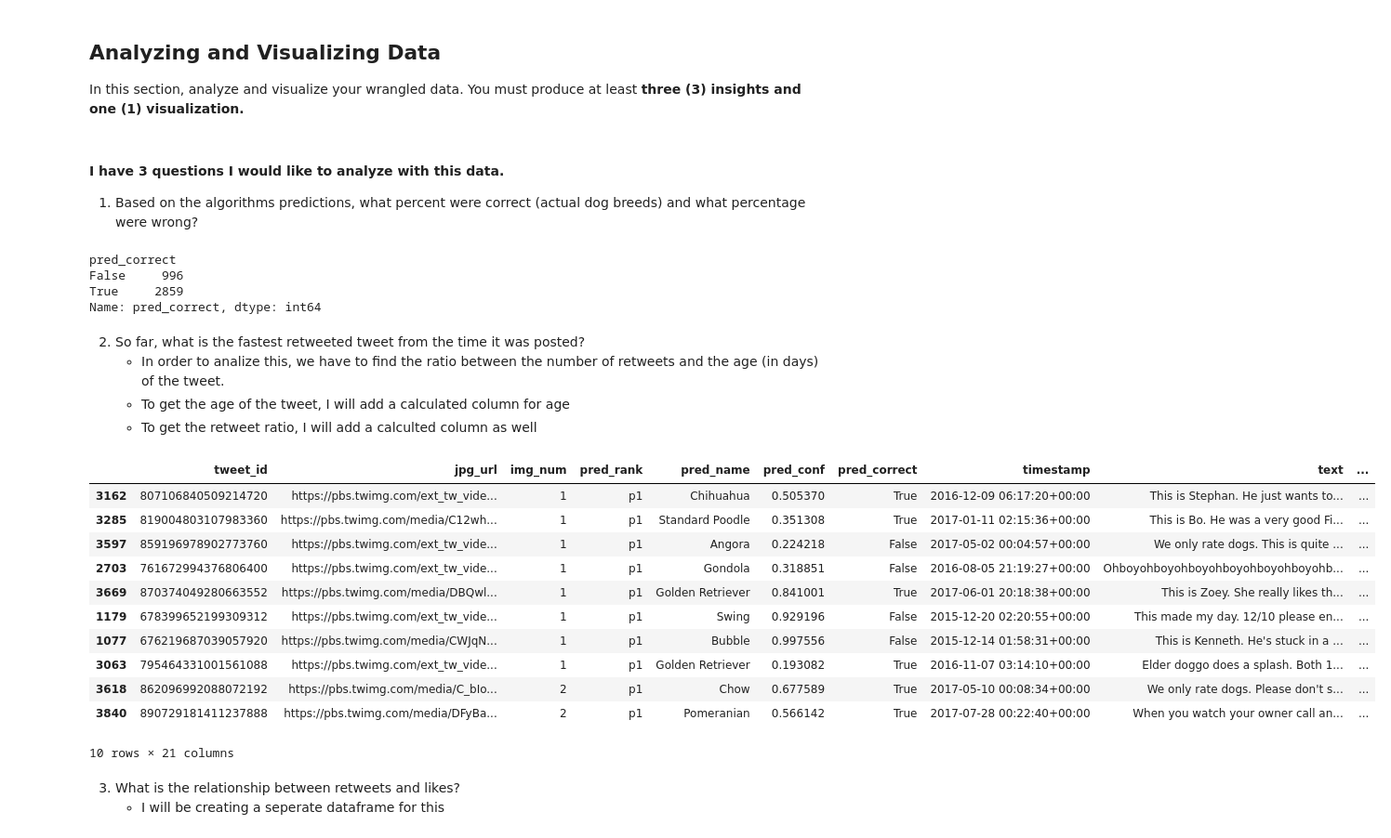
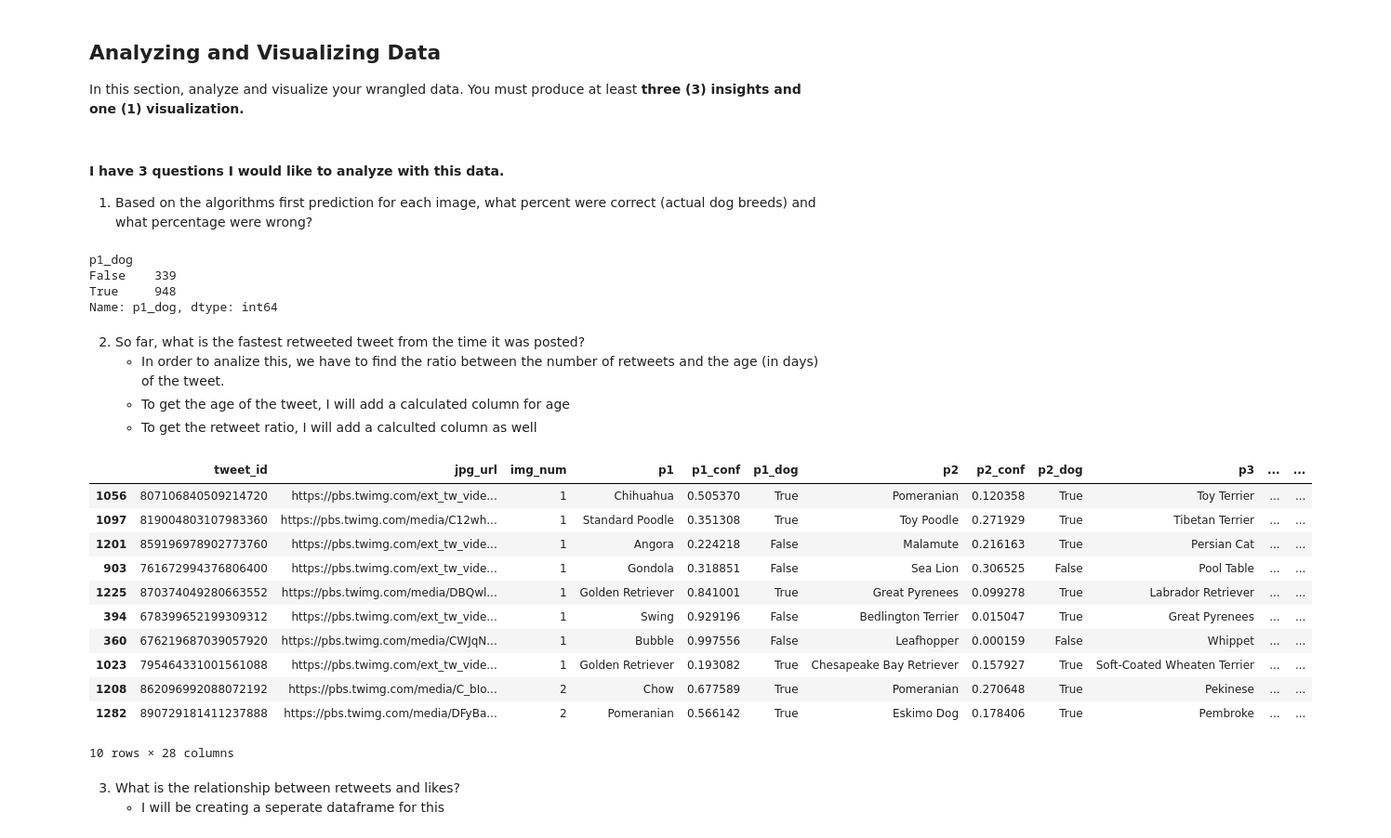
Before and after one commit to Cofucan/weratedogs_twitter_analysis, a Jupyter notebook: wrangle_act.ipynb, the cells around one changed output. Shown at 93% size. Cells and saved outputs as stored; diff of their text form; code cells hidden in the pictures.

```diff
--- a/wrangle_act.ipynb
+++ b/wrangle_act.ipynb
@@ -650,2 +728,12 @@ df_copy_public_metrics = df_copy_public_metrics.query("reply_count != 0 or like_
+# %%
+# Function to remove names that are lower case
+def remove_invalid_names(value):
+    try:
+        return None if value.islower() else value
+    except AttributeError:
+        return value
+# %%
+# Replacing invalid dog names with None
+df_copy_tweets_enhanced['name'] = df_copy_tweets_enhanced['name'].apply(lambda x: remove_invalid_names(x))
 # %% [markdown]
 #### Test
@@ -682,2 +750,0 @@ df_copy_tweets_enhanced.head(2)
-# %%
-df_copy_tweets_enhanced.drop(columns=['source'], inplace=True)
@@ -776,2 +818,0 @@ def melt_image_pred():
-# %%
-df_copy_image_pred = melt_image_pred()
@@ -836,16 +857,16 @@ df_copy_tweets_enhanced.to_csv('cleaned_tweets_enhanced.csv', index=False)
 In this section, analyze and visualize your wrangled data. You must produce at least **three (3) insights and one (1) visualization.**
 # %% [markdown]
 #### I have 3 questions I would like to analyze with this data.
-1. Based on the algorithms predictions, what percent were correct (actual dog breeds) and what percentage were wrong?
+1. Based on the algorithms first prediction for each image, what percent were correct (actual dog breeds) and what percentage were wrong?
 # %%
 df_master.head()
-algo_pred = df_master.groupby(['pred_correct'])['pred_correct'].count()
+algo_pred = df_master.groupby(['p1_dog'])['p1_dog'].count()
 algo_pred
 # %% [output]
-pred_correct
-False     996
-True     2859
-Name: pred_correct, dtype: int64
+p1_dog
+False    339
+True     948
+Name: p1_dog, dtype: int64
 # %% [markdown]
 2. So far, what is the fastest retweeted tweet from the time it was posted?
    * In order to analize this, we have to find the ratio between the number of retweets and the age (in days) of the tweet.
@@ -854,30 +875,31 @@ Name: pred_correct, dtype: int64
 # %%
 
 def add_days_column():
     today = datetime.now(timezone.utc)
     df_master['days'] = df_master['created_at'].apply(lambda x: (today - x) / np.timedelta64(1, 'D')).astype('int')
 
 def add_ratio_column():
     df_master['retweet_ratio'] = df_master['retweet_count'] / df_master['days']
 
 add_days_column()
 add_ratio_column()
 
-top_tweets = df_master.drop_duplicates(subset=['tweet_id', 'days', 'retweet_ratio']).sort_values(by='retweet_ratio', ascending=False).head(10)
+top_tweets = df_master.sort_values(by='retweet_ratio', ascending=False).head(10)
+top_tweets[['tweet_id', 'text', 'name', 'retweet_count', 'like_count', 'created_at', 'days', 'retweet_ratio']]
 top_tweets
 # %% [output]
-|  | tweet_id | jpg_url | img_num | pred_rank | pred_name | pred_conf | pred_correct | timestamp | text | ... |
-| 3162 | 807106840509214720 | https://pbs.twimg.com/ext_tw_vide... | 1 | p1 | Chihuahua | 0.505370 | True | 2016-12-09 06:17:20+00:00 | This is Stephan. He just wants to... | ... |
-| 3285 | 819004803107983360 | https://pbs.twimg.com/media/C12wh... | 1 | p1 | Standard Poodle | 0.351308 | True | 2017-01-11 02:15:36+00:00 | This is Bo. He was a very good Fi... | ... |
-| 3597 | 859196978902773760 | https://pbs.twimg.com/ext_tw_vide... | 1 | p1 | Angora | 0.224218 | False | 2017-05-02 00:04:57+00:00 | We only rate dogs. This is quite ... | ... |
-| 2703 | 761672994376806400 | https://pbs.twimg.com/ext_tw_vide... | 1 | p1 | Gondola | 0.318851 | False | 2016-08-05 21:19:27+00:00 | Ohboyohboyohboyohboyohboyohboyohb... | ... |
-| 3669 | 870374049280663552 | https://pbs.twimg.com/media/DBQwl... | 1 | p1 | Golden Retriever | 0.841001 | True | 2017-06-01 20:18:38+00:00 | This is Zoey. She really likes th... | ... |
-| 1179 | 678399652199309312 | https://pbs.twimg.com/ext_tw_vide... | 1 | p1 | Swing | 0.929196 | False | 2015-12-20 02:20:55+00:00 | This made my day. 12/10 please en... | ... |
-| 1077 | 676219687039057920 | https://pbs.twimg.com/media/CWJqN... | 1 | p1 | Bubble | 0.997556 | False | 2015-12-14 01:58:31+00:00 | This is Kenneth. He's stuck in a ... | ... |
-| 3063 | 795464331001561088 | https://pbs.twimg.com/ext_tw_vide... | 1 | p1 | Golden Retriever | 0.193082 | True | 2016-11-07 03:14:10+00:00 | Elder doggo does a splash. Both 1... | ... |
-| 3618 | 862096992088072192 | https://pbs.twimg.com/media/C_bIo... | 2 | p1 | Chow | 0.677589 | True | 2017-05-10 00:08:34+00:00 | We only rate dogs. Please don't s... | ... |
-| 3840 | 890729181411237888 | https://pbs.twimg.com/media/DFyBa... | 2 | p1 | Pomeranian | 0.566142 | True | 2017-07-28 00:22:40+00:00 | When you watch your owner call an... | ... |
+|  | tweet_id | jpg_url | img_num | p1 | p1_conf | p1_dog | p2 | p2_conf | p2_dog | p3 | ... | ... |
+| 1056 | 807106840509214720 | https://pbs.twimg.com/ext_tw_vide... | 1 | Chihuahua | 0.505370 | True | Pomeranian | 0.120358 | True | Toy Terrier | ... | ... |
+| 1097 | 819004803107983360 | https://pbs.twimg.com/media/C12wh... | 1 | Standard Poodle | 0.351308 | True | Toy Poodle | 0.271929 | True | Tibetan Terrier | ... | ... |
+| 1201 | 859196978902773760 | https://pbs.twimg.com/ext_tw_vide... | 1 | Angora | 0.224218 | False | Malamute | 0.216163 | True | Persian Cat | ... | ... |
+| 903 | 761672994376806400 | https://pbs.twimg.com/ext_tw_vide... | 1 | Gondola | 0.318851 | False | Sea Lion | 0.306525 | False | Pool Table | ... | ... |
+| 1225 | 870374049280663552 | https://pbs.twimg.com/media/DBQwl... | 1 | Golden Retriever | 0.841001 | True | Great Pyrenees | 0.099278 | True | Labrador Retriever | ... | ... |
+| 394 | 678399652199309312 | https://pbs.twimg.com/ext_tw_vide... | 1 | Swing | 0.929196 | False | Bedlington Terrier | 0.015047 | True | Great Pyrenees | ... | ... |
+| 360 | 676219687039057920 | https://pbs.twimg.com/media/CWJqN... | 1 | Bubble | 0.997556 | False | Leafhopper | 0.000159 | False | Whippet | ... | ... |
+| 1023 | 795464331001561088 | https://pbs.twimg.com/ext_tw_vide... | 1 | Golden Retriever | 0.193082 | True | Chesapeake Bay Retriever | 0.157927 | True | Soft-Coated Wheaten Terrier | ... | ... |
+| 1208 | 862096992088072192 | https://pbs.twimg.com/media/C_bIo... | 2 | Chow | 0.677589 | True | Pomeranian | 0.270648 | True | Pekinese | ... | ... |
+| 1282 | 890729181411237888 | https://pbs.twimg.com/media/DFyBa... | 2 | Pomeranian | 0.566142 | True | Eskimo Dog | 0.178406 | True | Pembroke | ... | ... |
-10 rows × 21 columns
+10 rows × 28 columns
 # %% [markdown]
 3. What is the relationship between retweets and likes?
    * I will be creating a seperate dataframe for this
```
Also changed, not shown: parts of 56 cells of this notebook, 12 other files.
